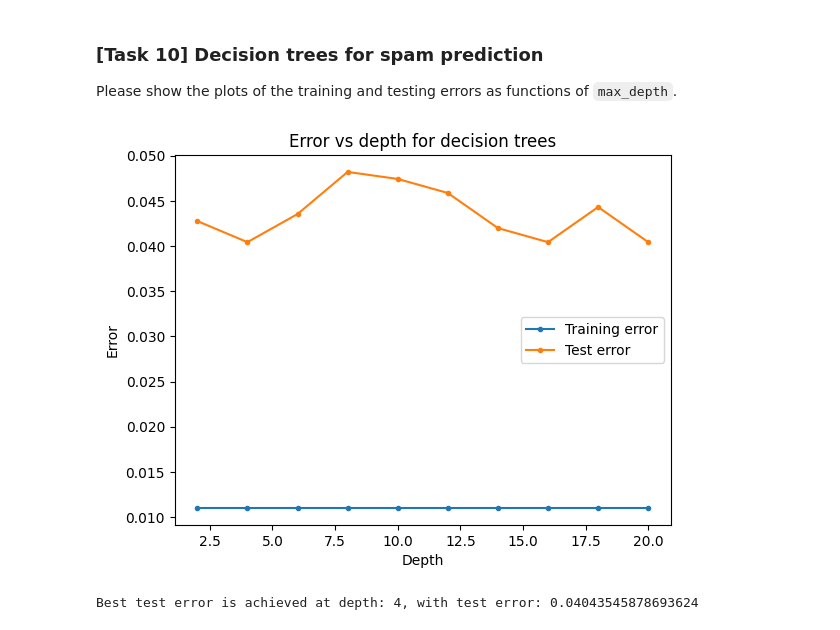
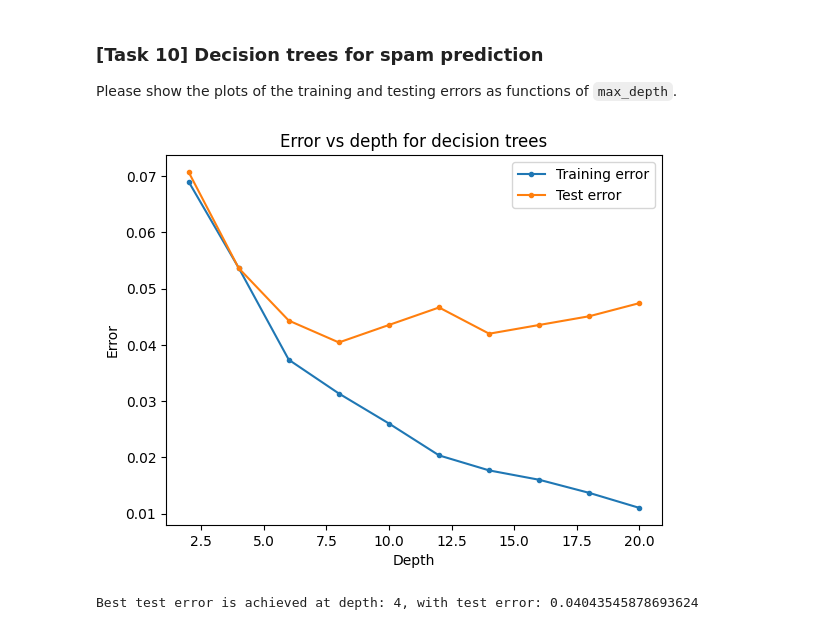
Before and after one commit to letranconghung/uchicode, a Jupyter notebook: ttic31020/hw2/hw2.ipynb, the cells around one changed output. Cells and saved outputs as stored; diff of their text form; code cells hidden in the pictures.

```diff
--- a/ttic31020/hw2/hw2.ipynb
+++ b/ttic31020/hw2/hw2.ipynb
@@ -929,29 +929,29 @@ Please show the plots of the training and testing errors as functions of `max_de
 # %%
 Vectorizer = SMS_Vectorizer(spamdata.X_train, d=300)
 vectorized_data = TrainAndTestData(Vectorizer.vectorize(spamdata.X_train), spamdata.y_train, Vectorizer.vectorize(spamdata.X_test), spamdata.y_test)
 
 depths = list(range(2, 21, 2))
-train_errs = np.zeros((len(depths)))
-val_errs = np.zeros_like(train_errs)
-dt_clfs = [None for _ in range(len(depths))]
+train_errs = []
+val_errs = []
+dt_clfs = []
 for i, depth in enumerate(depths):
     # TASK 10 CODE
-    dt_clfs[i] = DecisionTreeClassifier(max_depth=depth)
+    dt_clf = DecisionTreeClassifier(max_depth=depth)
     dt_clf.fit(vectorized_data.X_train, vectorized_data.y_train)
-    train_errs[i] = empirical_err(dt_clf, vectorized_data.X_train, vectorized_data.y_train)
-    val_errs[i] = empirical_err(dt_clf, vectorized_data.X_test, vectorized_data.y_test)
+    train_errs.append(empirical_err(dt_clf, vectorized_data.X_train, vectorized_data.y_train))
+    val_errs.append(empirical_err(dt_clf, vectorized_data.X_test, vectorized_data.y_test))
     # TASK 10 CODE
 
 plt.figure()
 plt.plot(depths, train_errs, label='Training error', marker='.')
 plt.plot(depths, val_errs, label='Test error', marker='.')
 plt.legend()
 plt.xlabel('Depth')
 plt.ylabel('Error')
 plt.title(f'Error vs depth for decision trees')
 plt.show()
 # %% [output]
-[figure, old version]
+[figure, new version]
 # %%
 idx_best_test_err = np.argmin(val_errs)
 depth_best_test_err = depths[idx_best_test_err]
```
Also changed, not shown: 18 other files.
